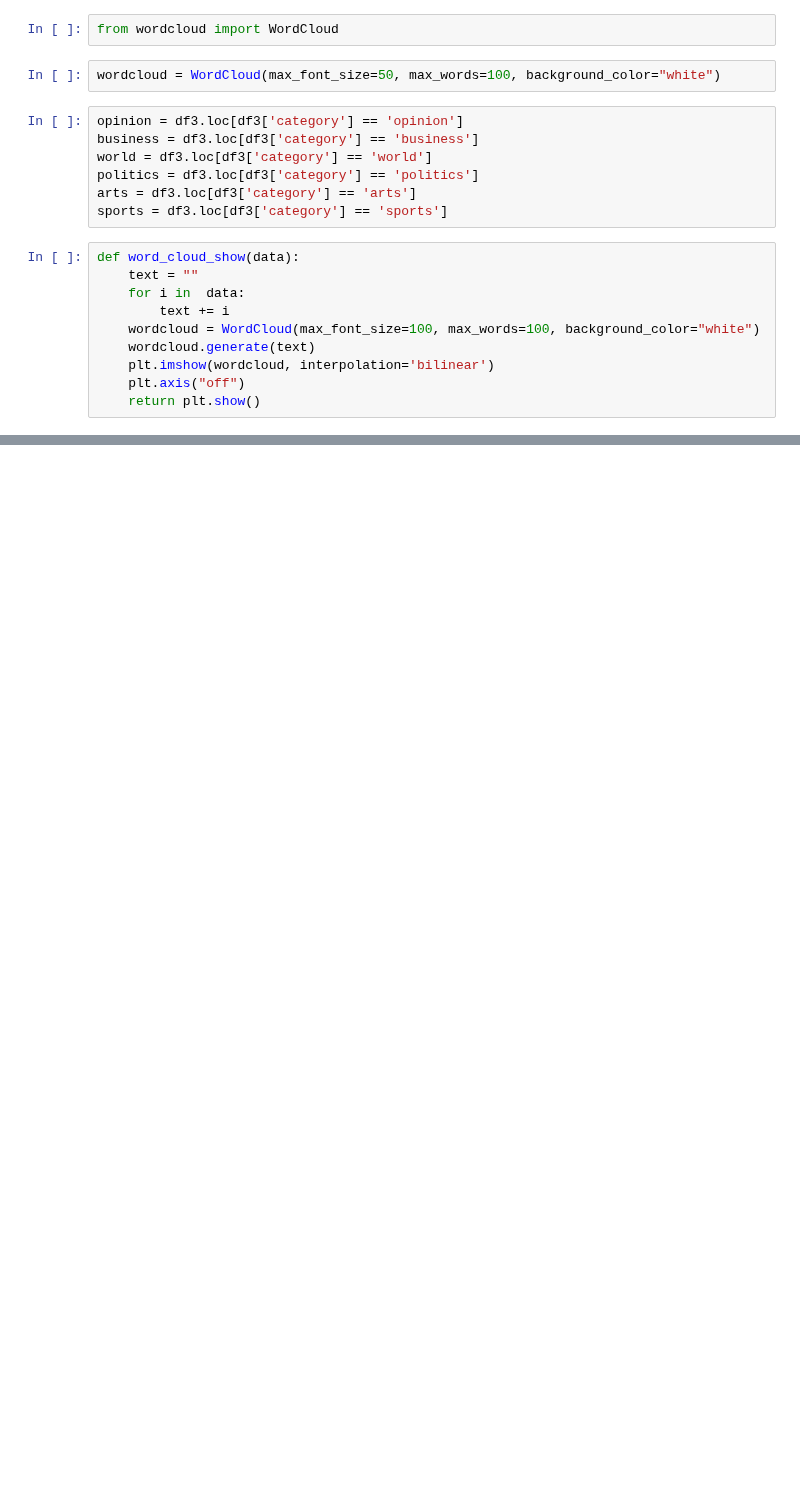
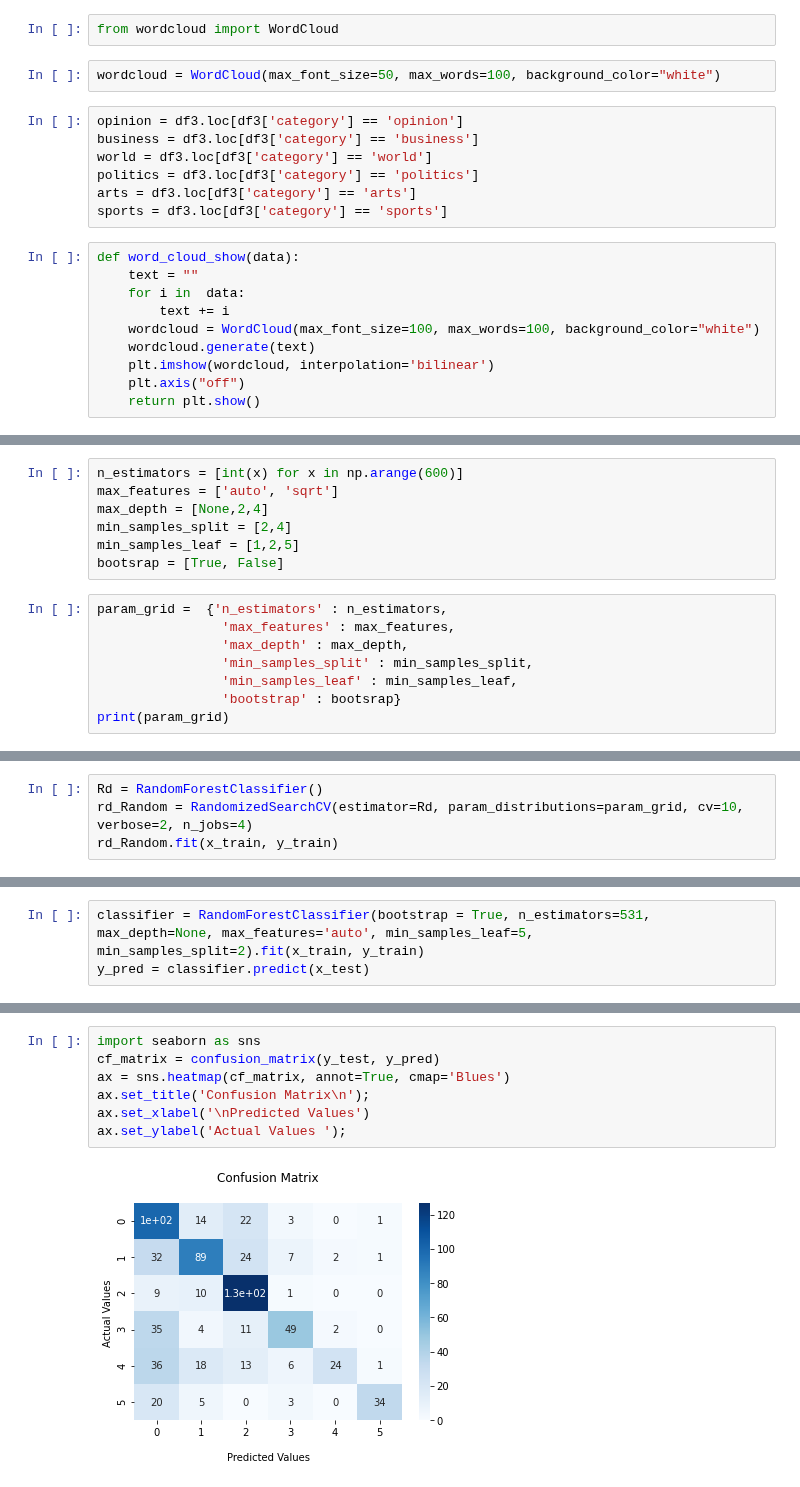
Before and after one commit to MEOW119X/Automated-News-Categorizer, a Jupyter notebook: notebook/Cleansing.ipynb, the cells around one changed output, grey strips where cells are left out. Saved outputs shown, nothing was run; the diff lists cells and outputs as text; blank space fills up the shorter version.

```diff
--- a/notebook/Cleansing.ipynb
+++ b/notebook/Cleansing.ipynb
@@ -488,0 +543,15 @@ Name: articles, Length: 2341, dtype: object
+# %%
+n_estimators = [int(x) for x in np.arange(600)]
+max_features = ['auto', 'sqrt']
+max_depth = [None,2,4]
+min_samples_split = [2,4]
+min_samples_leaf = [1,2,5]
+bootsrap = [True, False]
+# %%
+param_grid =  {'n_estimators' : n_estimators,
+                'max_features' : max_features,
+                'max_depth' : max_depth,
+                'min_samples_split' : min_samples_split,
+                'min_samples_leaf' : min_samples_leaf,
+                'bootstrap' : bootsrap}
+print(param_grid)
@@ -488,0 +560,4 @@ Name: articles, Length: 2341, dtype: object
+# %%
+Rd = RandomForestClassifier()
+rd_Random = RandomizedSearchCV(estimator=Rd, param_distributions=param_grid, cv=10, verbose=2, n_jobs=4)
+rd_Random.fit(x_train, y_train)
@@ -488,0 +587,3 @@ Name: articles, Length: 2341, dtype: object
+# %%
+classifier = RandomForestClassifier(bootstrap = True, n_estimators=531, max_depth=None, max_features='auto', min_samples_leaf=5, min_samples_split=2).fit(x_train, y_train)
+y_pred = classifier.predict(x_test)
@@ -488,0 +610,9 @@ Name: articles, Length: 2341, dtype: object
+# %%
+import seaborn as sns
+cf_matrix = confusion_matrix(y_test, y_pred)
+ax = sns.heatmap(cf_matrix, annot=True, cmap='Blues')
+ax.set_title('Confusion Matrix\n');
+ax.set_xlabel('\nPredicted Values')
+ax.set_ylabel('Actual Values ');
+# %% [output]
+[figure, added]
```
Also changed, not shown: parts of 34 cells of this notebook, 4 other files.
